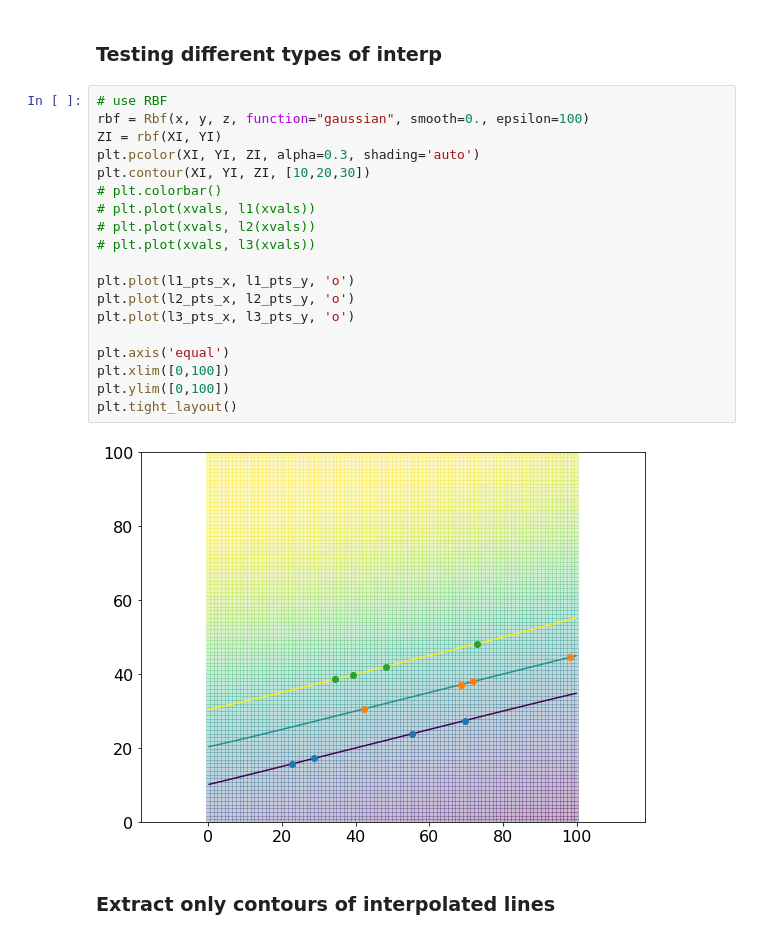
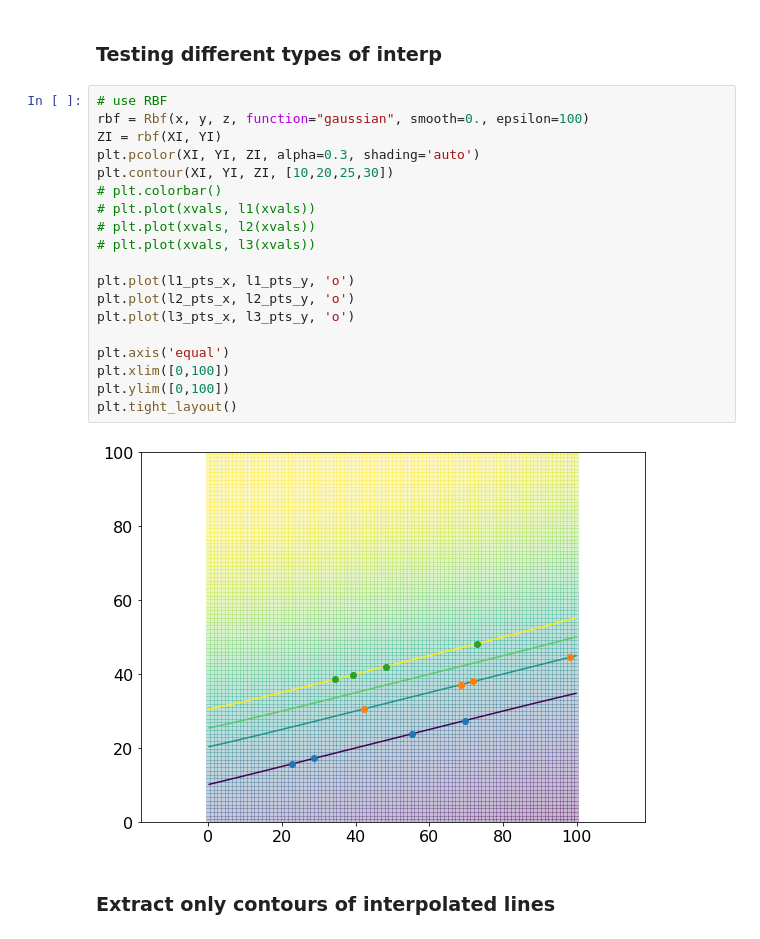
Before and after one commit to cgre-aachen/teaching-geomodeling, a Jupyter notebook: Rbf_examples.ipynb, the cells around one changed output. Saved outputs shown, nothing was run; the diff lists cells and outputs as text.

```diff
--- a/Rbf_examples.ipynb
+++ b/Rbf_examples.ipynb
@@ -121,24 +121,24 @@ plt.tight_layout()
 # %%
 # use RBF
 rbf = Rbf(x, y, z, function="gaussian", smooth=0., epsilon=100)
 ZI = rbf(XI, YI)
 plt.pcolor(XI, YI, ZI, alpha=0.3, shading='auto')
-plt.contour(XI, YI, ZI, [10,20,30])
+plt.contour(XI, YI, ZI, [10,20,25,30])
 # plt.colorbar()
 # plt.plot(xvals, l1(xvals))
 # plt.plot(xvals, l2(xvals))
 # plt.plot(xvals, l3(xvals))
 
 plt.plot(l1_pts_x, l1_pts_y, 'o')
 plt.plot(l2_pts_x, l2_pts_y, 'o')
 plt.plot(l3_pts_x, l3_pts_y, 'o')
 
 plt.axis('equal')
 plt.xlim([0,100])
 plt.ylim([0,100])
 plt.tight_layout()
 # %% [output]
-[figure, old version]
+[figure, new version]
 # %% [markdown]
 ### Extract only contours of interpolated lines
 # %%
```
Also changed, not shown: 5 other files.
